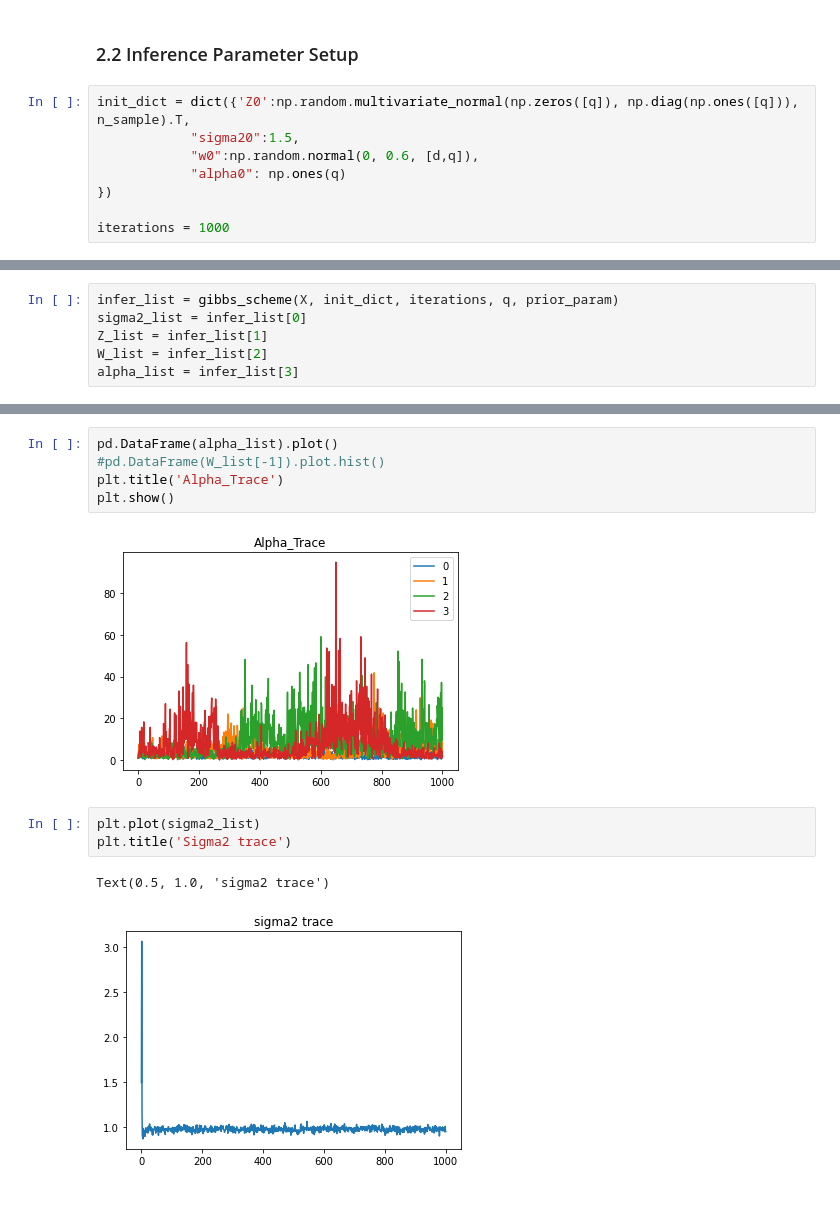
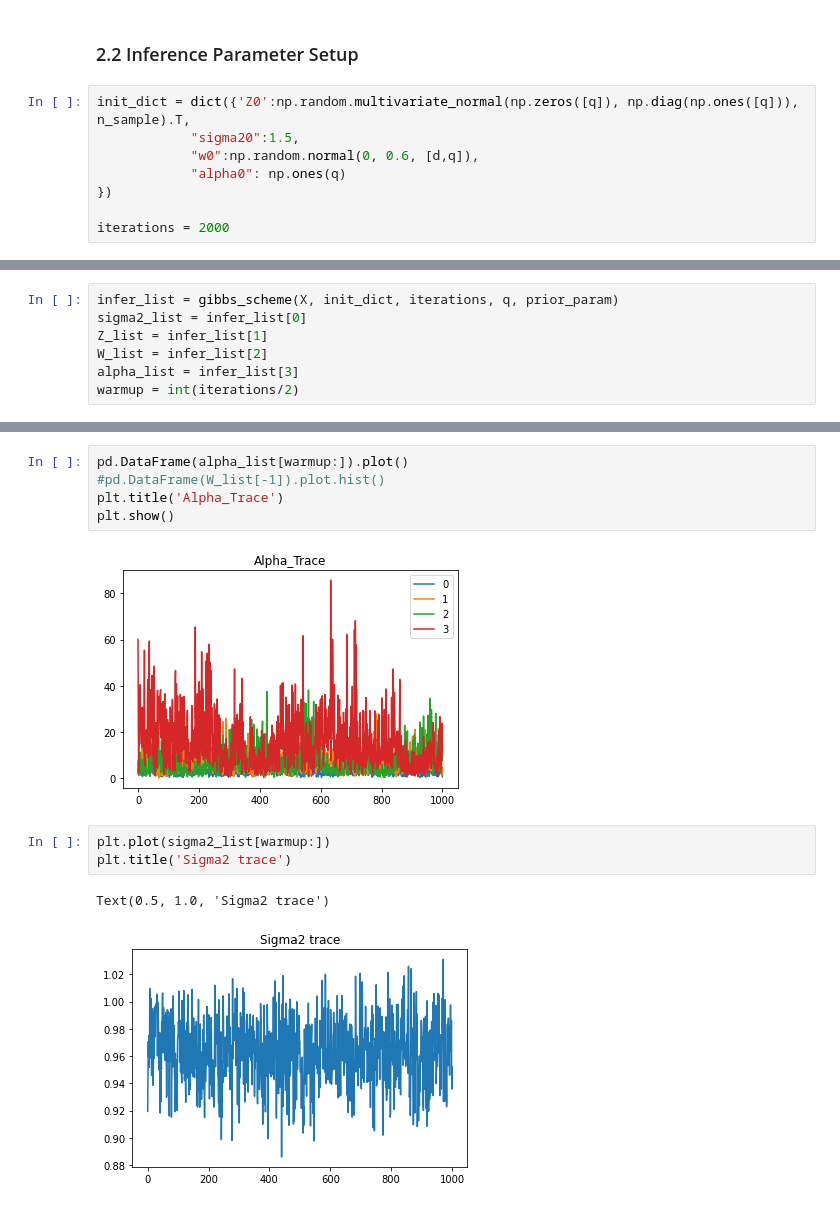
Before and after one commit to LeonCaesa/Gibbs, a Jupyter notebook: Experiment.ipynb, the cells around one changed output, grey strips where cells are left out. Saved outputs shown, nothing was run; the diff lists cells and outputs as text.

```diff
--- a/Experiment.ipynb
+++ b/Experiment.ipynb
@@ -45,5 +45,5 @@ init_dict = dict({'Z0':np.random.multivariate_normal(np.zeros([q]), np.diag(np.o
             "alpha0": np.ones(q)
 })
 
-iterations = 1000
+iterations = 2000
 # %% [markdown]
@@ -54,4 +54,5 @@ sigma2_list = infer_list[0]
 Z_list = infer_list[1]
 W_list = infer_list[2]
 alpha_list = infer_list[3]
+warmup = int(iterations/2)
 # %%
@@ -64,14 +65,14 @@ print(pd.DataFrame(alpha_list).mean())
 dtype: float64
 # %%
-pd.DataFrame(alpha_list).plot()
+pd.DataFrame(alpha_list[warmup:]).plot()
 #pd.DataFrame(W_list[-1]).plot.hist()
 plt.title('Alpha_Trace')
 plt.show()
 # %% [output]
-[figure, old version]
+[figure, new version]
 # %%
-plt.plot(sigma2_list)
+plt.plot(sigma2_list[warmup:])
 plt.title('Sigma2 trace')
 # %% [output]
-Text(0.5, 1.0, 'sigma2 trace')
+Text(0.5, 1.0, 'Sigma2 trace')
-[figure, old version]
+[figure, new version]
```
Also changed, not shown: parts of 8 cells of this notebook, 2 other files.
